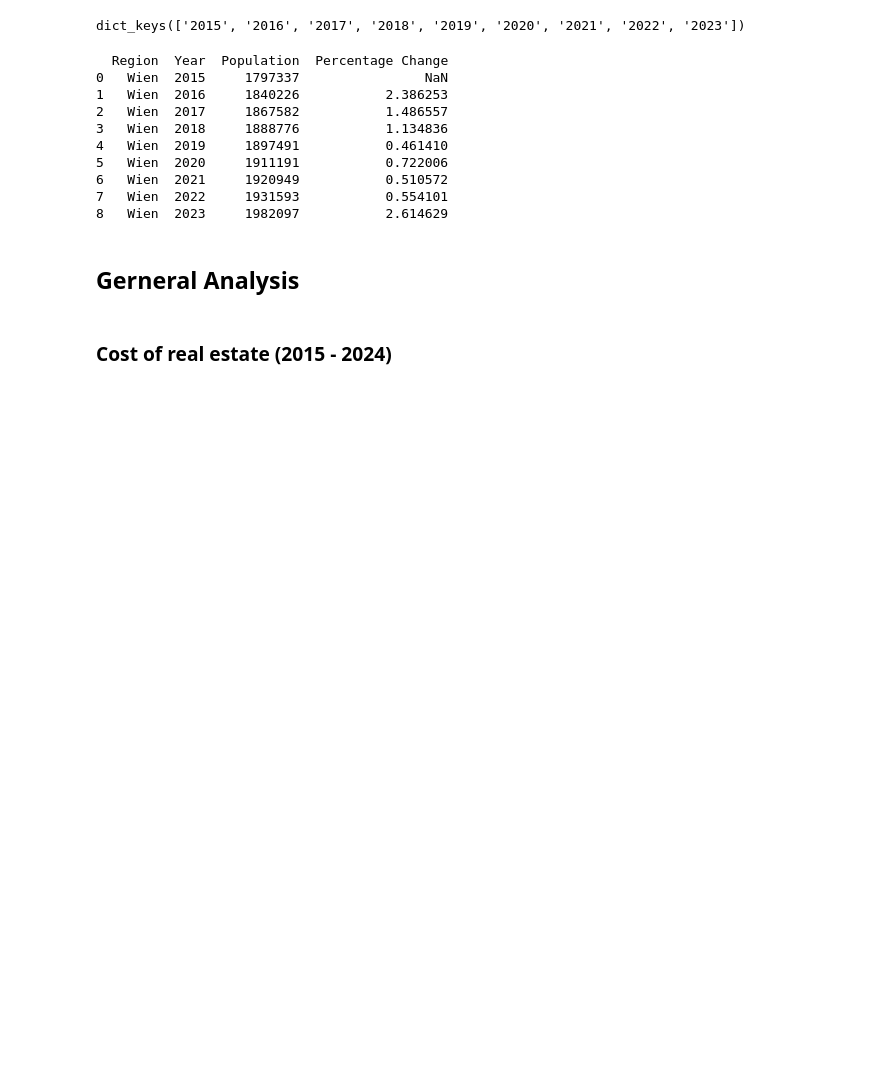
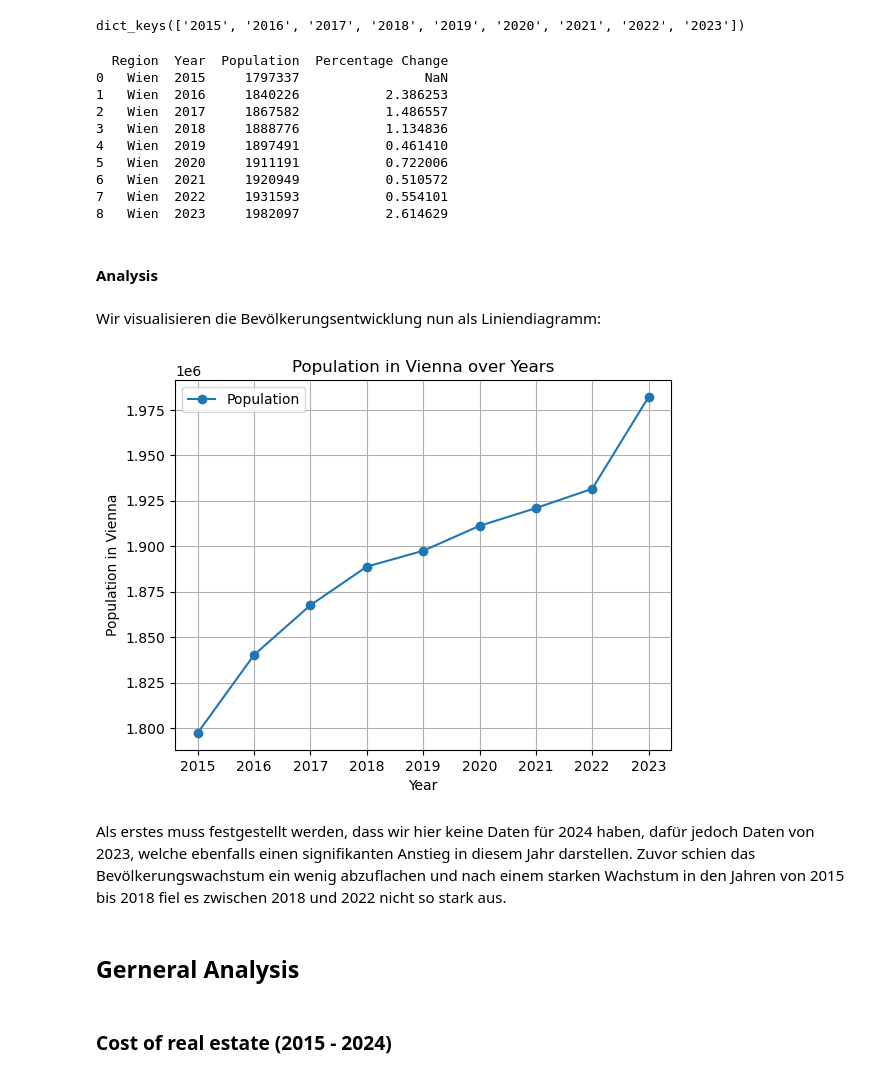
Before and after one commit to markusKoppensteiner1998/immocheck, a Jupyter notebook: ImmoCheck.ipynb, the cells around one changed output. Cells and saved outputs as stored; diff of their text form; code cells hidden in the pictures; blank space fills up the shorter version.

```diff
--- a/ImmoCheck.ipynb
+++ b/ImmoCheck.ipynb
@@ -444,6 +472,22 @@ print(population)
 6   Wien  2021     1920949           0.510572
 7   Wien  2022     1931593           0.554101
 8   Wien  2023     1982097           2.614629
+# %% [markdown]
+#### Analysis
+# %% [markdown]
+Wir visualisieren die Bevölkerungsentwicklung nun als Liniendiagramm:
+# %%
+plt.plot(population['Year'], population['Population'], marker='o', label='Population')
+plt.xlabel('Year')
+plt.ylabel('Population in Vienna')
+plt.title('Population in Vienna over Years')
+plt.grid(True)
+plt.legend()
+plt.show()
+# %% [output]
+[figure, added]
+# %% [markdown]
+Als erstes muss festgestellt werden, dass wir hier keine Daten für 2024 haben, dafür jedoch Daten von 2023, welche ebenfalls einen signifikanten Anstieg in diesem Jahr darstellen. Zuvor schien das Bevölkerungswachstum ein wenig abzuflachen und nach einem starken Wachstum in den Jahren von 2015 bis 2018 fiel es zwischen 2018 und 2022 nicht so stark aus.
 # %% [markdown]
 ## Gerneral Analysis
 # %% [markdown]
```
Also changed, not shown: parts of 19 cells of this notebook, 1 other file.
